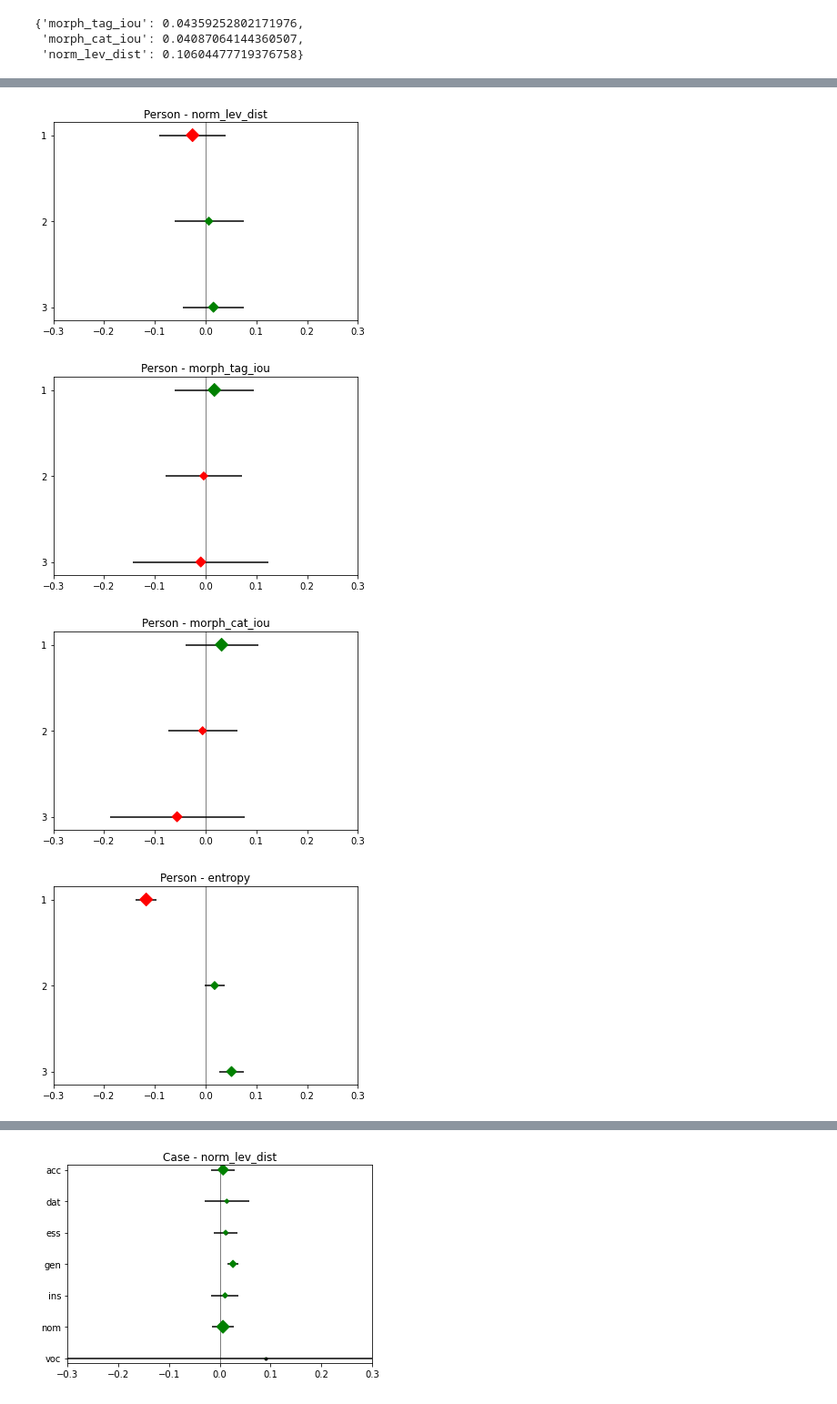
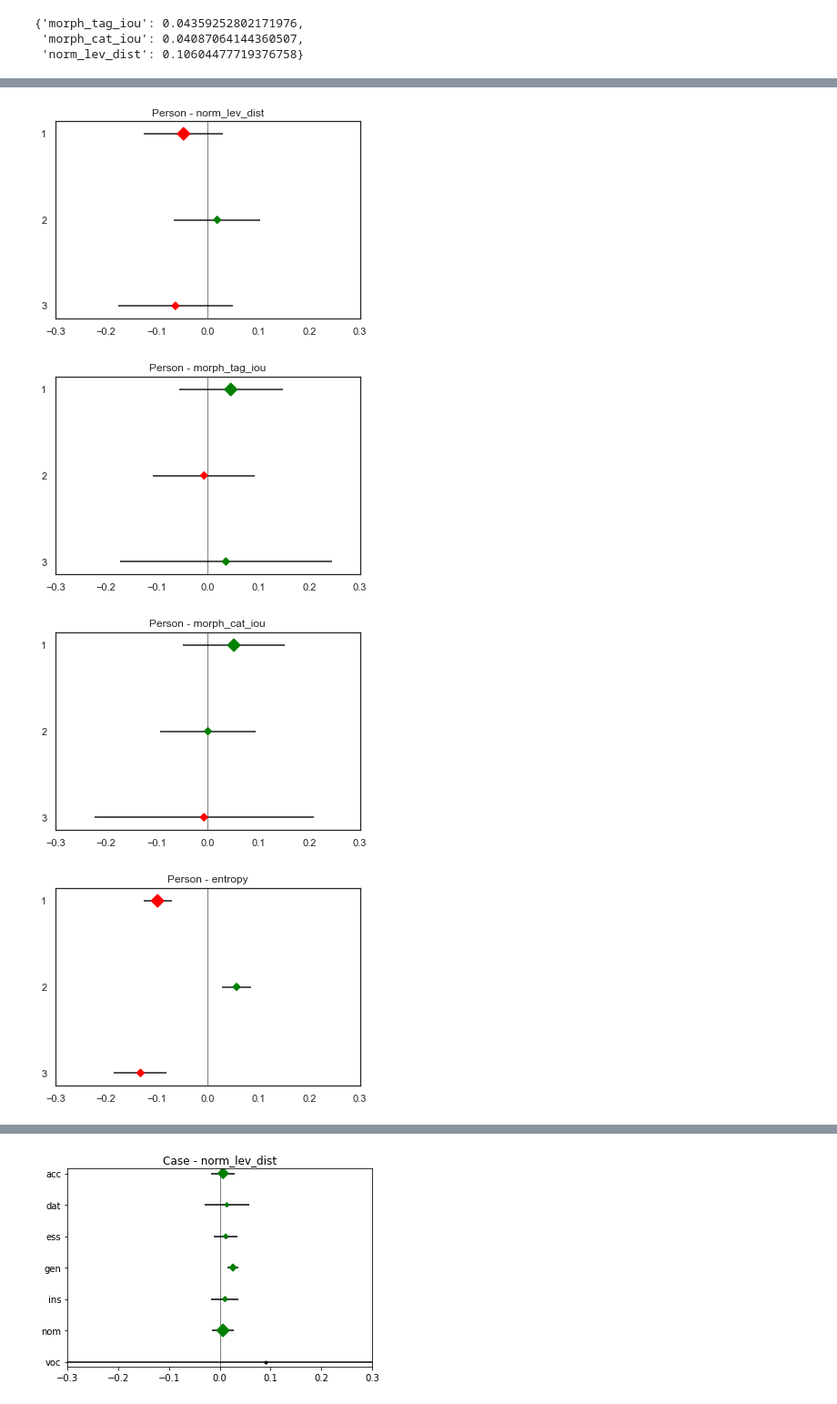
Before and after one commit to ioverho/msc_thesis, a Jupyter notebook: nmt_eval.ipynb, the cells around one changed output, grey strips where cells are left out. Shown: that part at 91% size. Saved outputs shown, nothing was run; the diff lists cells and outputs as text; code cells hidden in the pictures.

```diff
--- a/nmt_eval.ipynb
+++ b/nmt_eval.ipynb
@@ -656,6 +679,7 @@ from collections import defaultdict
 
 tag = "prs"
 micro_or_macro = "micro"
+lemma_lim = 1/64
 
 lemma_results = []
 for l in tag_lemmas[tag]:
@@ -668,9 +692,10 @@ for l in tag_lemmas[tag]:
     inclusive_stats = defaultdict(list)
     for tag_set in inclusive_examples:
         for instance in eval_data[tag_set][l]:
-            for metric, metric_val in instance.items():
-                if metric != "confusion":
-                    inclusive_stats[metric].append(metric_val)
+            if instance["lemma_match"] >= lemma_lim:
+                for metric, metric_val in instance.items():
+                    if metric != "confusion":
+                        inclusive_stats[metric].append(metric_val)
     inclusive_stats = dict(inclusive_stats)
 
     inclusive_mean = {k: np.mean(v) for k, v in inclusive_stats.items()}
@@ -679,9 +704,10 @@ for l in tag_lemmas[tag]:
     exclusive_stats = defaultdict(list)
     for tag_set in exclusive_examples:
         for instance in eval_data[tag_set][l]:
-            for metric, metric_val in instance.items():
-                if metric != "confusion":
-                    exclusive_stats[metric].append(metric_val)
+            if instance["lemma_match"] >= lemma_lim:
+                for metric, metric_val in instance.items():
+                    if metric != "confusion":
+                        exclusive_stats[metric].append(metric_val)
     exclusive_stats = dict(exclusive_stats)
 
     exclusive_mean = {k: np.mean(v) for k, v in exclusive_stats.items()}
@@ -741,6 +767,7 @@ def get_ce_estimate(
             tag,
             min_samples: int = 10,
             min_var: float = 1e-3,
+            lemma_lim: float = 0.0,
         ):
 
     lemma_results = []
@@ -751,26 +778,36 @@ def get_ce_estimate(
         if len(inclusive_examples) == 0 or len(exclusive_examples) == 0:
             continue
 
+        N_inclusive = 0
         inclusive_stats = defaultdict(list)
         for tag_set in inclusive_examples:
             for instance in eval_data[tag_set][l]:
-                for metric, metric_val in instance.items():
-                    if metric != "confusion":
-                        inclusive_stats[metric].append(metric_val)
+                if instance["lemma_match"] >= lemma_lim:
+                    N_inclusive += 1
+                    for metric, metric_val in instance.items():
+                        if metric != "confusion":
+                            inclusive_stats[metric].append(metric_val)
         inclusive_stats = dict(inclusive_stats)
+
+        if N_inclusive == 0:
+            continue
 
         inclusive_mean = {k: np.mean(v) for k, v in inclusive_stats.items()}
         inclusive_var = {k: np.var(v) for k, v in inclusive_stats.items()}
-        N_inclusive = len(list(inclusive_stats.values())[0])
 
+        N_exclusive = 0
         exclusive_stats = defaultdict(list)
         for tag_set in exclusive_examples:
             for instance in eval_data[tag_set][l]:
-                for metric, metric_val in instance.items():
-                    if metric != "confusion":
-                        exclusive_stats[metric].append(metric_val)
+                if instance["lemma_match"] >= lemma_lim:
+                    N_exclusive += 1
+                    for metric, metric_val in instance.items():
+                        if metric != "confusion":
+                            exclusive_stats[metric].append(metric_val)
         exclusive_stats = dict(exclusive_stats)
-        N_exclusive = len(list(exclusive_stats.values())[0])
+
+        if N_exclusive == 0:
+            continue
 
         if N_inclusive <= min_samples or N_exclusive <= min_samples:
             continue
@@ -813,42 +850,42 @@ for tag in morph_cat_tag_vocab[cat]:
     if tag not in tag_lemmas.keys():
         continue
 
-    weighted_mean, weighted_std, N_pos = get_ce_estimate(eval_data, lemmas_inverse_index, tag_lemmas, tag=tag, min_samples=10, min_var=1e-6)
+    weighted_mean, weighted_std, N_pos = get_ce_estimate(eval_data, lemmas_inverse_index, tag_lemmas, tag=tag, min_samples=0, min_var=1e-6, lemma_lim=1/64)
 
     tag_ce_agg_mean[tag] = weighted_mean
     tag_ce_agg_std[tag] = weighted_std
     tag_N_pos[tag] = N_pos
 
 for metric in ["norm_lev_dist", "morph_tag_iou", "morph_cat_iou", "entropy"]:
     fig, ax = plt.subplots()
 
     tags = sorted(list(tag_ce_agg_mean.keys()))
     pos = np.arange(len(tags))
 
     means = [tag_ce_agg_mean[t][metric] for t in tags]
     error = [tag_ce_agg_std[t][metric] for t in tags]
     color = ["green" if m >= 0 else "red" for m in means]
     sizes = np.array([tag_N_pos[t] for t in tags])
     sizes = 100 * (sizes / sizes.max())
 
     ax.scatter(means, pos, marker="D", c=color, s=sizes, zorder=2)
     ax.errorbar(means, pos, xerr=error, fmt=".", c="k", zorder=1)
 
     ax.set_yticks(pos, labels=tags)
     ax.invert_yaxis()
 
     ax.set_xlim(-0.3, 0.3)
     ax.set_ylim(len(means)-0.85, -0.15)
     ax.vlines(x=0, ymin=-1, ymax=len(means)+1, color="black", linewidth=0.5, zorder=1)
 
     ax.set_title(f"{cat} - {metric}")
 
     plt.show()
 # %% [output]
-[figure, old version]
+[figure, new version]
-[figure, old version]
+[figure, new version]
-[figure, old version]
+[figure, new version]
-[figure, old version]
+[figure, new version]
 # %%
 cat = "Part of Speech"
 
```
Also changed, not shown: parts of 22 cells of this notebook, 8 other files.
